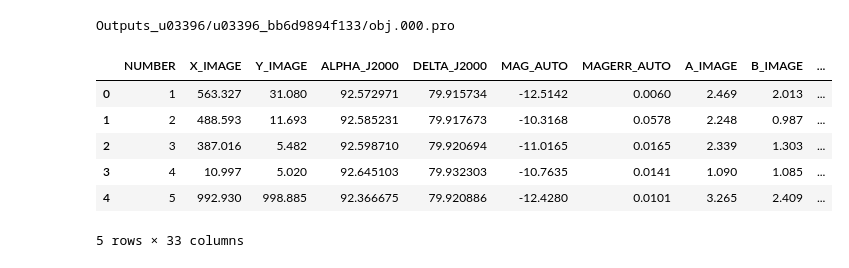
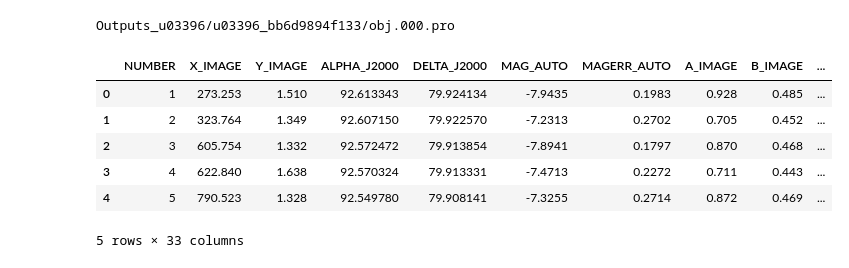
Before and after one commit to ekourkchi/old-SBF, a Jupyter notebook: notebooks/Sextractor_foreground.ipynb, the cells around one changed output. Cells and saved outputs as stored; diff of their text form; code cells hidden in the pictures.

```diff
--- a/notebooks/Sextractor_foreground.ipynb
+++ b/notebooks/Sextractor_foreground.ipynb
@@ -55,17 +56,17 @@ Config["X0"] = X0
 Config["Y0"] = Y0
 # %%
 catalName, catal_df, sex_objname, sex_mask, sex_masked, residual = SExtract(model=0, mask=1,
-                                       smooth=2, minArea=20, thresh=3,
-                                       r_aperture = 150,   # [pixel] ignore objects within the aperture
+                                       smooth=1.0, minArea=5, thresh=0.9,
+                                       r_aperture = 50,   # [pixel] ignore objects within the aperture
                                        renuc=1, **Config)
 
 catal_df.head()
 # %% [output]
 Outputs_u03396/u03396_bb6d9894f133/obj.000.pro
 |  | NUMBER | X_IMAGE | Y_IMAGE | ALPHA_J2000 | DELTA_J2000 | MAG_AUTO | MAGERR_AUTO | A_IMAGE | B_IMAGE | ... |
-| 0 | 1 | 563.327 | 31.080 | 92.572971 | 79.915734 | -12.5142 | 0.0060 | 2.469 | 2.013 | ... |
-| 1 | 2 | 488.593 | 11.693 | 92.585231 | 79.917673 | -10.3168 | 0.0578 | 2.248 | 0.987 | ... |
-| 2 | 3 | 387.016 | 5.482 | 92.598710 | 79.920694 | -11.0165 | 0.0165 | 2.339 | 1.303 | ... |
-| 3 | 4 | 10.997 | 5.020 | 92.645103 | 79.932303 | -10.7635 | 0.0141 | 1.090 | 1.085 | ... |
-| 4 | 5 | 992.930 | 998.885 | 92.366675 | 79.920886 | -12.4280 | 0.0101 | 3.265 | 2.409 | ... |
+| 0 | 1 | 273.253 | 1.510 | 92.613343 | 79.924134 | -7.9435 | 0.1983 | 0.928 | 0.485 | ... |
+| 1 | 2 | 323.764 | 1.349 | 92.607150 | 79.922570 | -7.2313 | 0.2702 | 0.705 | 0.452 | ... |
+| 2 | 3 | 605.754 | 1.332 | 92.572472 | 79.913854 | -7.8941 | 0.1797 | 0.870 | 0.468 | ... |
+| 3 | 4 | 622.840 | 1.638 | 92.570324 | 79.913331 | -7.4713 | 0.2272 | 0.711 | 0.443 | ... |
+| 4 | 5 | 790.523 | 1.328 | 92.549780 | 79.908141 | -7.3255 | 0.2714 | 0.872 | 0.469 | ... |
 5 rows × 33 columns
```
Also changed, not shown: parts of 5 cells of this notebook, 4 other files.
